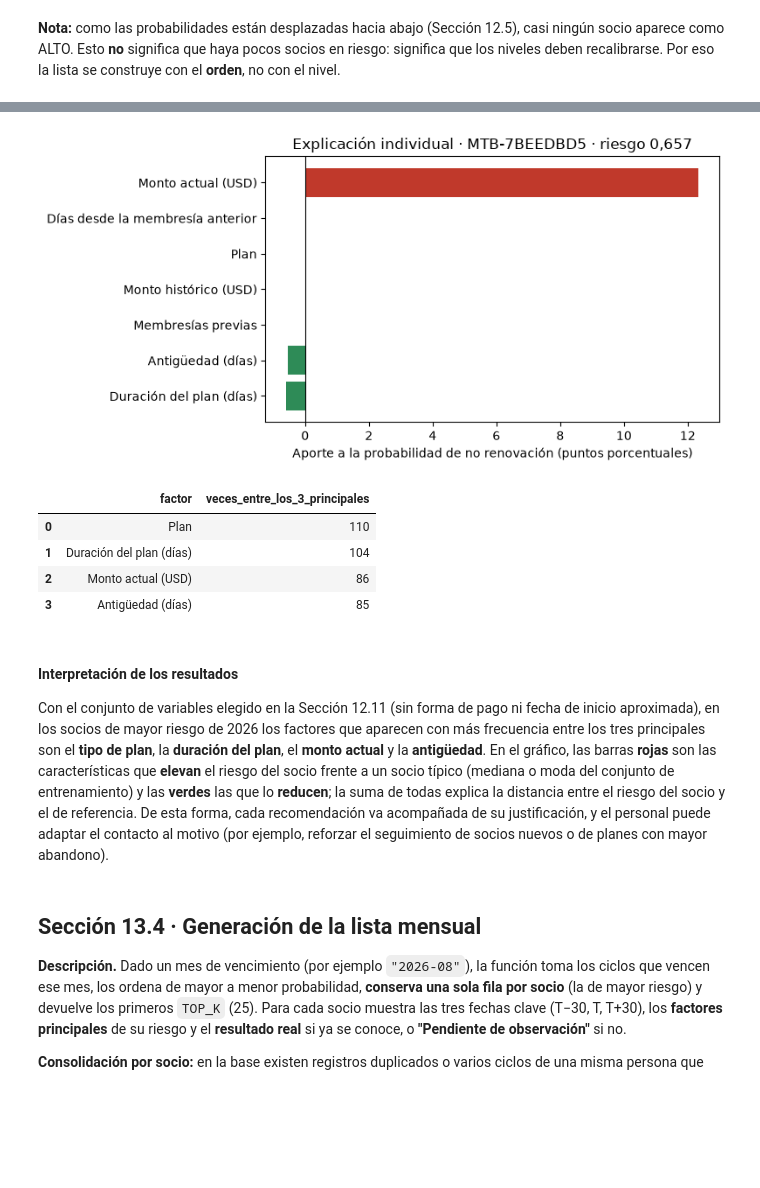
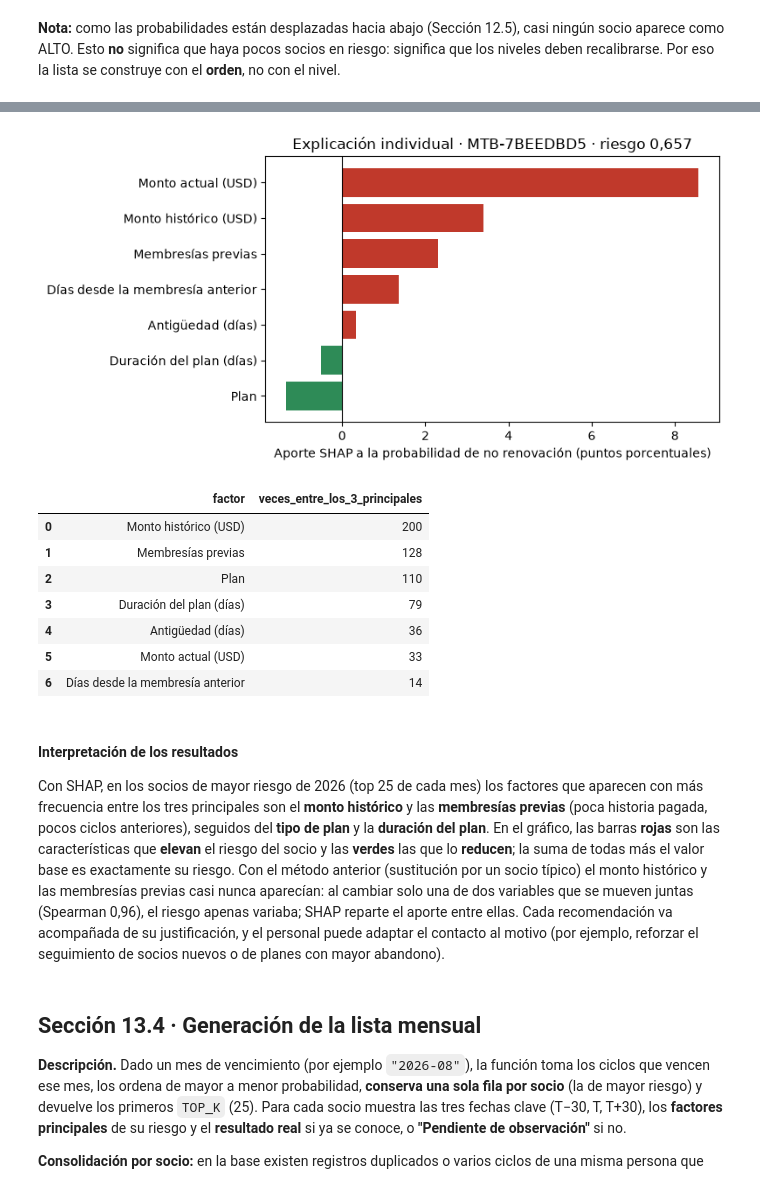
Before and after one commit to CralosMejia/ProyectoMIA, a Jupyter notebook: Notebookes/MVP.ipynb, the cells around one changed output, grey strips where cells are left out. Drawn from its saved outputs; the diff is of its cells as text; code cells hidden in the pictures; blank space fills up the shorter version.

Commit message:
feat(notebook): explicabilidad SHAP en validacion, prueba y lista, y motivos con SHAP (R-016/T1-T5, R-017/T1-T4)
Co-Authored-By: Claude Opus 5.5 <noreply@anthropic.com>

```diff
--- a/Notebookes/MVP.ipynb
+++ b/Notebookes/MVP.ipynb
@@ -3295,34 +4563,38 @@ display(ejemplo[["socio_anonimo", "plan", "forma_pago", "ciclos_previos",
 # %%
 # Gráfico: explicación del socio de mayor riesgo de julio 2026 (aporte de cada variable)
 idx0 = ejemplo.index[0]
 a0 = aportes_lista.loc[idx0].rename(index=NOMBRE_VARIABLE).sort_values()
 fig, ax = plt.subplots(figsize=(8, 4))
 ax.barh(a0.index, 100 * a0.values, color=[COLORES["rojo"] if v > 0 else COLORES["verde"] for v in a0.values])
 ax.axvline(0, color="black", lw=0.8)
-ax.set_xlabel("Aporte a la probabilidad de no renovación (puntos porcentuales)")
+ax.set_xlabel("Aporte SHAP a la probabilidad de no renovación (puntos porcentuales)")
 ax.set_title(f"Explicación individual · {ejemplo.at[idx0, 'socio_anonimo']} · "
              f"riesgo {es(ejemplo.at[idx0, 'probabilidad_no_renovacion'], 3)}")
 plt.tight_layout(); guardar_figura("sec13_3_explicacion_individual"); plt.show()
 
 # Resumen: con qué frecuencia cada variable aparece como factor principal en los top 25 de 2026
 top_2026 = pd.concat([ciclos_para_lista.loc[ciclos_para_lista["mes_vencimiento"] == p]
                       .sort_values("probabilidad_no_renovacion", ascending=False)
                       .drop_duplicates("socio_id").head(TOP_K)
                       for p in sorted(ciclos_para_lista["mes_vencimiento"].unique()) if p >= "2026-01"])
-frecuencia = (aportes_lista.loc[top_2026.index].apply(lambda f: f[f > 0.005].nlargest(3).index.tolist(), axis=1)
-              .explode().map(NOMBRE_VARIABLE).value_counts().rename_axis("factor").reset_index(name="veces_entre_los_3_principales"))
+frecuencia = (top_2026["factores_principales"].map(lambda t: [] if t == "Sin factores de riesgo destacados" else
+                                                   [p.split(":")[0] for p in t.split("; ")])
+              .explode().dropna().value_counts().rename_axis("factor").reset_index(name="veces_entre_los_3_principales"))
 display(frecuencia)
 # %% [output]
-[figure, old version]
+[figure, new version]
 |  | factor | veces_entre_los_3_principales |
-| 0 | Plan | 110 |
-| 1 | Duración del plan (días) | 104 |
-| 2 | Monto actual (USD) | 86 |
-| 3 | Antigüedad (días) | 85 |
+| 0 | Monto histórico (USD) | 200 |
+| 1 | Membresías previas | 128 |
+| 2 | Plan | 110 |
+| 3 | Duración del plan (días) | 79 |
+| 4 | Antigüedad (días) | 36 |
+| 5 | Monto actual (USD) | 33 |
+| 6 | Días desde la membresía anterior | 14 |
-# %% [markdown]
-#### Interpretación de los resultados
-
-Con el conjunto de variables elegido en la Sección 12.11 (sin forma de pago ni fecha de inicio aproximada), en los socios de mayor riesgo de 2026 los factores que aparecen con más frecuencia entre los tres principales son el **tipo de plan**, la **duración del plan**, el **monto actual** y la **antigüedad**. En el gráfico, las barras **rojas** son las características que **elevan** el riesgo del socio frente a un socio típico (mediana o moda del conjunto de entrenamiento) y las **verdes** las que lo **reducen**; la suma de todas explica la distancia entre el riesgo del socio y el de referencia. De esta forma, cada recomendación va acompañada de su justificación, y el personal puede adaptar el contacto al motivo (por ejemplo, reforzar el seguimiento de socios nuevos o de planes con mayor abandono).
+# %% [markdown]
+#### Interpretación de los resultados
+
+Con SHAP, en los socios de mayor riesgo de 2026 (top 25 de cada mes) los factores que aparecen con más frecuencia entre los tres principales son el **monto histórico** y las **membresías previas** (poca historia pagada, pocos ciclos anteriores), seguidos del **tipo de plan** y la **duración del plan**. En el gráfico, las barras **rojas** son las características que **elevan** el riesgo del socio y las **verdes** las que lo **reducen**; la suma de todas más el valor base es exactamente su riesgo. Con el método anterior (sustitución por un socio típico) el monto histórico y las membresías previas casi nunca aparecían: al cambiar solo una de dos variables que se mueven juntas (Spearman 0,96), el riesgo apenas variaba; SHAP reparte el aporte entre ellas. Cada recomendación va acompañada de su justificación, y el personal puede adaptar el contacto al motivo (por ejemplo, reforzar el seguimiento de socios nuevos o de planes con mayor abandono).
 # %% [markdown]
 ## Sección 13.4 · Generación de la lista mensual
 
```
Also changed, not shown: parts of 38 cells of this notebook.
